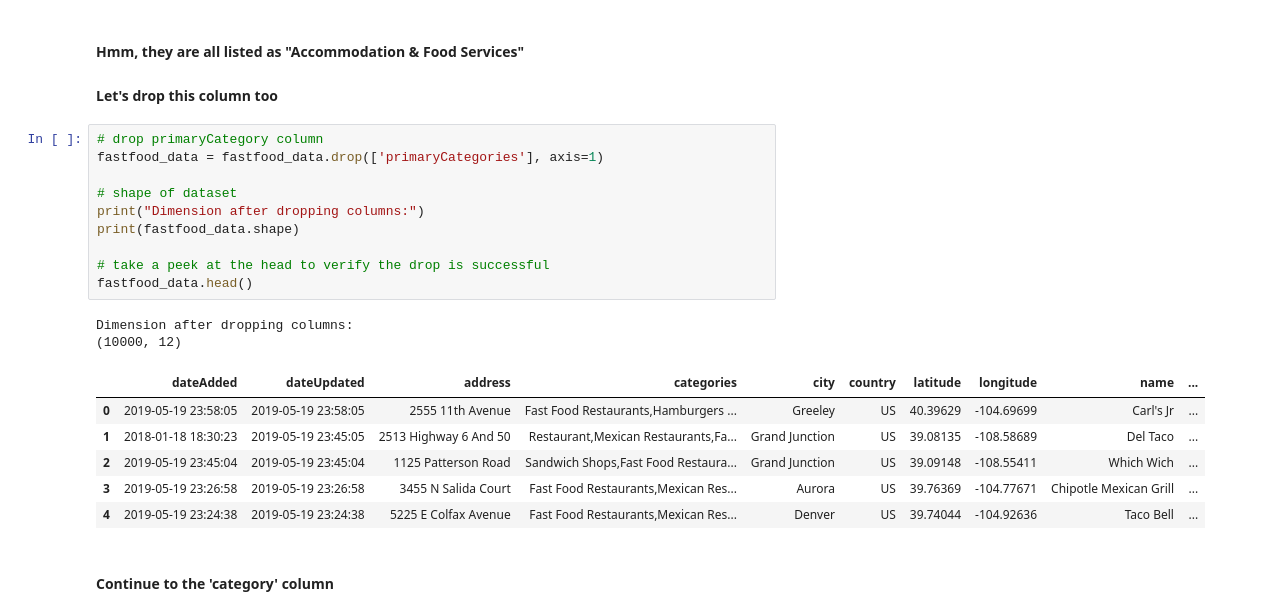
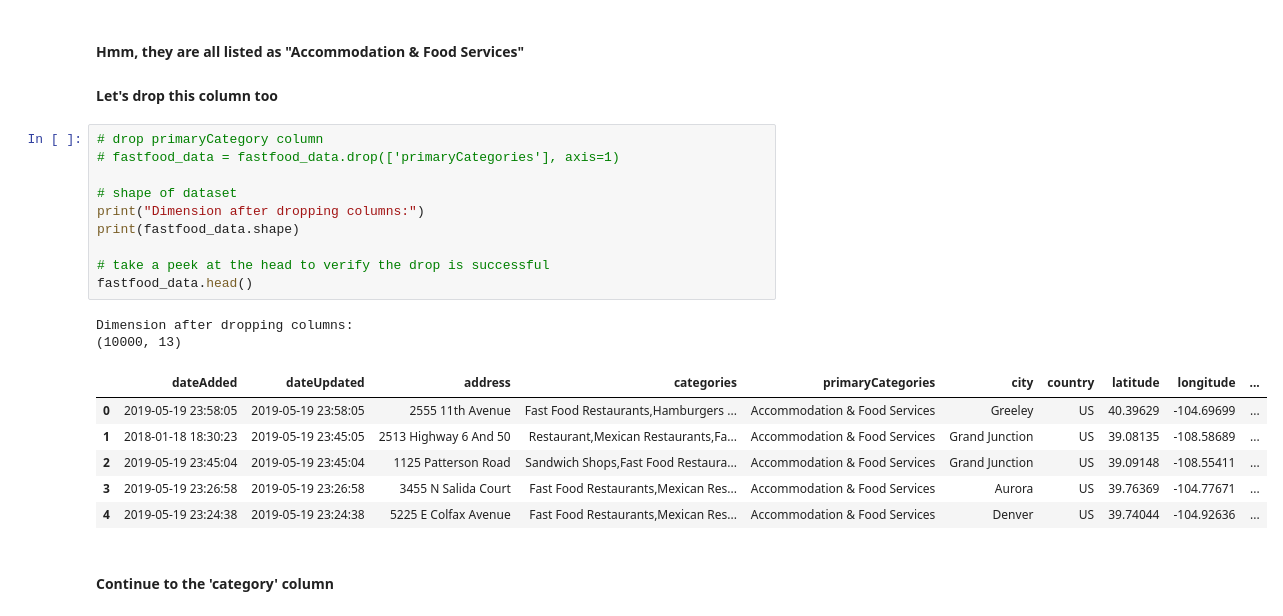
Before and after one commit to damiatus/TallerDeVisua, a Jupyter notebook: Presentacion1/DataAlternativa/explore-american-fast-food-restaurants-data.ipynb, the cells around one changed output. Saved outputs shown, nothing was run; the diff lists cells and outputs as text.

```diff
--- a/Presentacion1/DataAlternativa/explore-american-fast-food-restaurants-data.ipynb
+++ b/Presentacion1/DataAlternativa/explore-american-fast-food-restaurants-data.ipynb
@@ -852,23 +852,23 @@ Name: count, dtype: int64
 #### Let's drop this column too
 # %%
 # drop primaryCategory column
-fastfood_data = fastfood_data.drop(['primaryCategories'], axis=1)
+# fastfood_data = fastfood_data.drop(['primaryCategories'], axis=1)
 
 # shape of dataset
 print("Dimension after dropping columns:")
 print(fastfood_data.shape)
 
 # take a peek at the head to verify the drop is successful
 fastfood_data.head()
 # %% [output]
 Dimension after dropping columns:
-(10000, 12)
+(10000, 13)
-|  | dateAdded | dateUpdated | address | categories | city | country | latitude | longitude | name | ... |
-| 0 | 2019-05-19 23:58:05 | 2019-05-19 23:58:05 | 2555 11th Avenue | Fast Food Restaurants,Hamburgers ... | Greeley | US | 40.39629 | -104.69699 | Carl's Jr | ... |
-| 1 | 2018-01-18 18:30:23 | 2019-05-19 23:45:05 | 2513 Highway 6 And 50 | Restaurant,Mexican Restaurants,Fa... | Grand Junction | US | 39.08135 | -108.58689 | Del Taco | ... |
-| 2 | 2019-05-19 23:45:04 | 2019-05-19 23:45:04 | 1125 Patterson Road | Sandwich Shops,Fast Food Restaura... | Grand Junction | US | 39.09148 | -108.55411 | Which Wich | ... |
-| 3 | 2019-05-19 23:26:58 | 2019-05-19 23:26:58 | 3455 N Salida Court | Fast Food Restaurants,Mexican Res... | Aurora | US | 39.76369 | -104.77671 | Chipotle Mexican Grill | ... |
-| 4 | 2019-05-19 23:24:38 | 2019-05-19 23:24:38 | 5225 E Colfax Avenue | Fast Food Restaurants,Mexican Res... | Denver | US | 39.74044 | -104.92636 | Taco Bell | ... |
+|  | dateAdded | dateUpdated | address | categories | primaryCategories | city | country | latitude | longitude | ... |
+| 0 | 2019-05-19 23:58:05 | 2019-05-19 23:58:05 | 2555 11th Avenue | Fast Food Restaurants,Hamburgers ... | Accommodation & Food Services | Greeley | US | 40.39629 | -104.69699 | ... |
+| 1 | 2018-01-18 18:30:23 | 2019-05-19 23:45:05 | 2513 Highway 6 And 50 | Restaurant,Mexican Restaurants,Fa... | Accommodation & Food Services | Grand Junction | US | 39.08135 | -108.58689 | ... |
+| 2 | 2019-05-19 23:45:04 | 2019-05-19 23:45:04 | 1125 Patterson Road | Sandwich Shops,Fast Food Restaura... | Accommodation & Food Services | Grand Junction | US | 39.09148 | -108.55411 | ... |
+| 3 | 2019-05-19 23:26:58 | 2019-05-19 23:26:58 | 3455 N Salida Court | Fast Food Restaurants,Mexican Res... | Accommodation & Food Services | Aurora | US | 39.76369 | -104.77671 | ... |
+| 4 | 2019-05-19 23:24:38 | 2019-05-19 23:24:38 | 5225 E Colfax Avenue | Fast Food Restaurants,Mexican Res... | Accommodation & Food Services | Denver | US | 39.74044 | -104.92636 | ... |
 # %% [markdown]
 #### Continue to the 'category' column
 # %%
```
Also changed, not shown: parts of 4 cells of this notebook, 2 other files.
